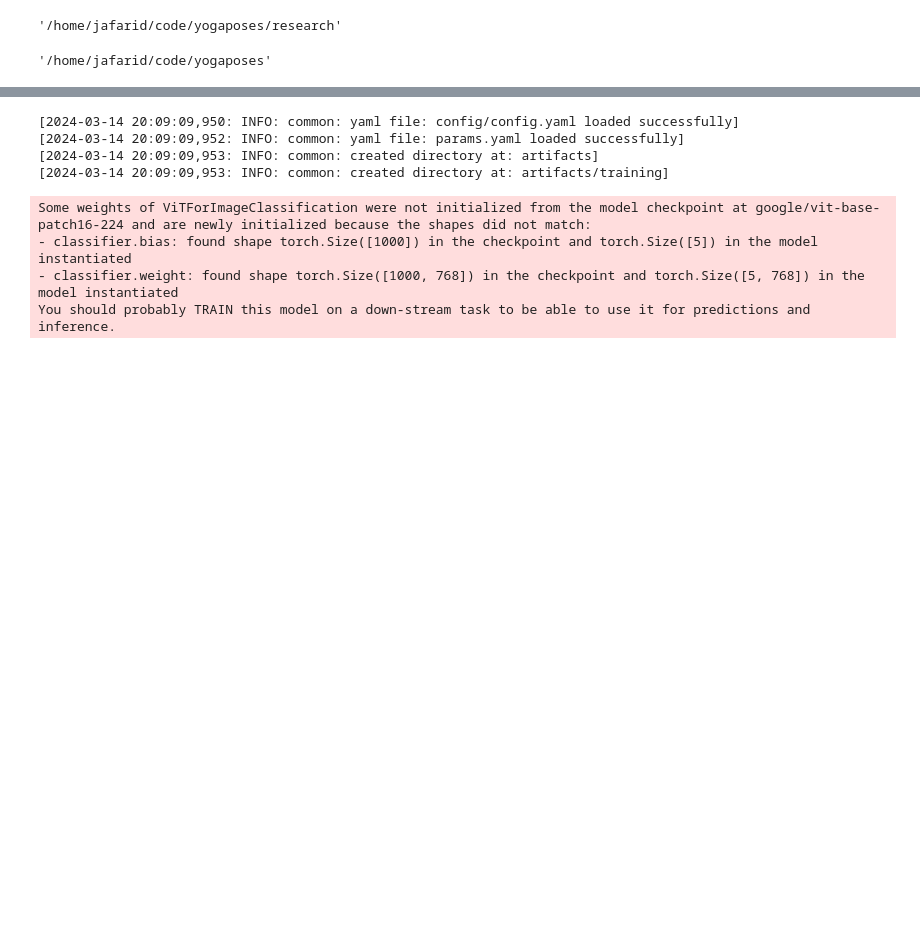
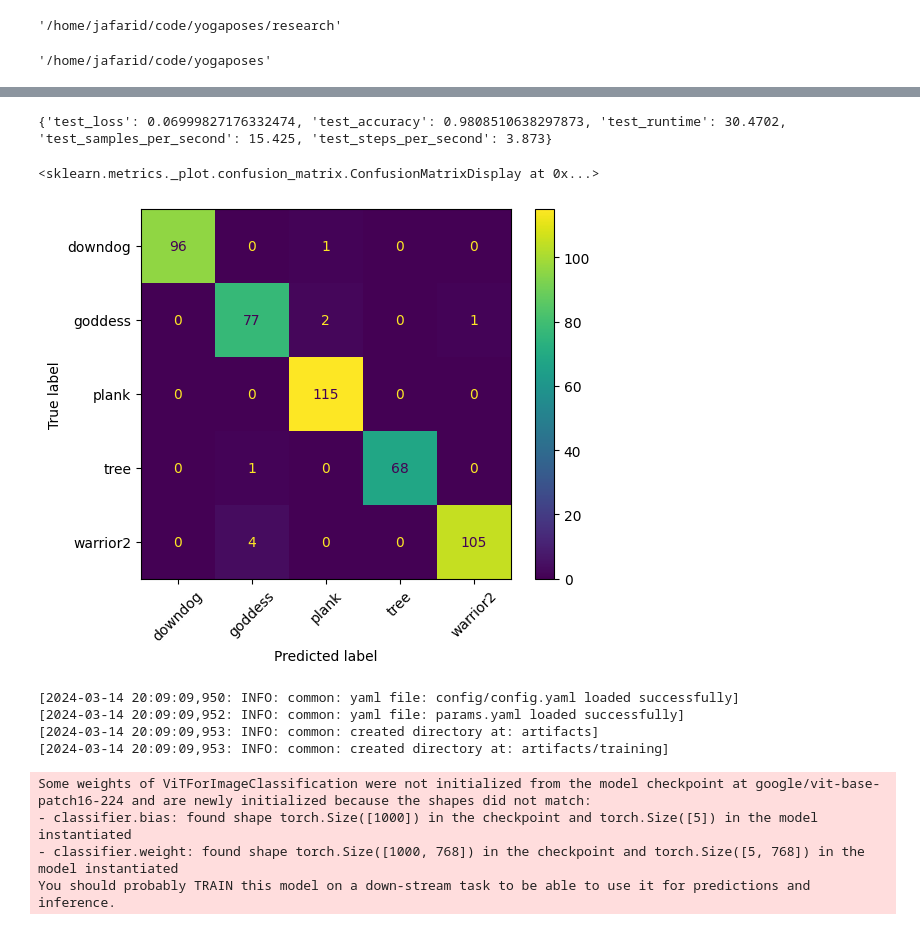
Before and after one commit to denizjafari/yogaposes, a Jupyter notebook: research/03_model_training_transformer.ipynb, the cells around one changed output, grey strips where cells are left out. Cells and saved outputs as stored; diff of their text form; code cells hidden in the pictures; blank space fills up the shorter version.

```diff
--- a/research/03_model_training_transformer.ipynb
+++ b/research/03_model_training_transformer.ipynb
@@ -102,0 +183,22 @@ training_args = TrainingArguments(
+# %%
+def collate_fn(examples):
+    pixels = torch.stack([example["pixel"] for example in examples])
+    labels = torch.tensor([example["label"] for example in examples])
+    return {"pixel_values": pixels, "labels": labels}
+
+def compute_metrics(eval_pred):
+    predictions, labels = eval_pred
+    predictions = np.argmax(predictions, axis=1)
+    return dict(accuracy=accuracy_score(predictions,labels))
+# %%
+trainer = Trainer(
+    model,
+    training_args,
+    train_dataset=dataset["train"],
+    eval_dataset=dataset["test"],
+    data_collator=collate_fn,
+    compute_metrics=compute_metrics,
+    tokenizer=processor,
+    )
+# %%
+trainer.train()
@@ -103,3 +224,19 @@ training_args = TrainingArguments(
+# %%
+outputs = trainer.predict(dataset["test"])
+print(outputs.metrics)
+# %% [output]
+{'test_loss': 0.06999827176332474, 'test_accuracy': 0.9808510638297873, 'test_runtime': 30.4702, 'test_samples_per_second': 15.425, 'test_steps_per_second': 3.873}
+# %%
+y_true = outputs.label_ids
+y_pred = outputs.predictions.argmax(1)
+
+labels = dataset["train"].features["label"].names
+cm = confusion_matrix(y_true, y_pred)
+disp = ConfusionMatrixDisplay(confusion_matrix=cm, display_labels=labels)
+disp.plot(xticks_rotation=45)
+# %% [output]
+<sklearn.metrics._plot.confusion_matrix.ConfusionMatrixDisplay at 0x...>
+[figure, added]
 # %%
 class TransformerModelTrainer(object):
     def __init__(self, config:TrainingConfig):
```
Also changed, not shown: parts of 14 cells of this notebook.
